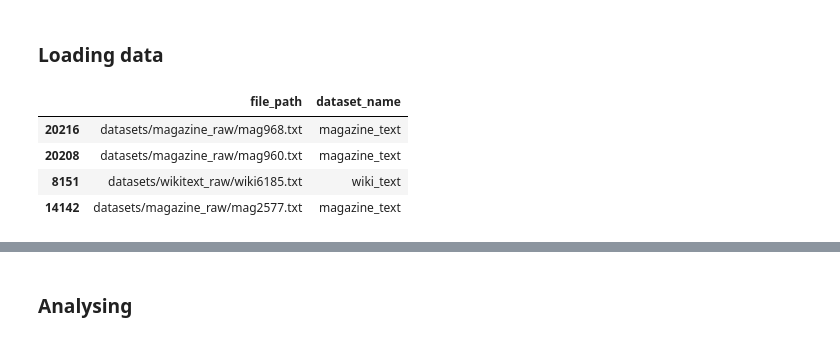
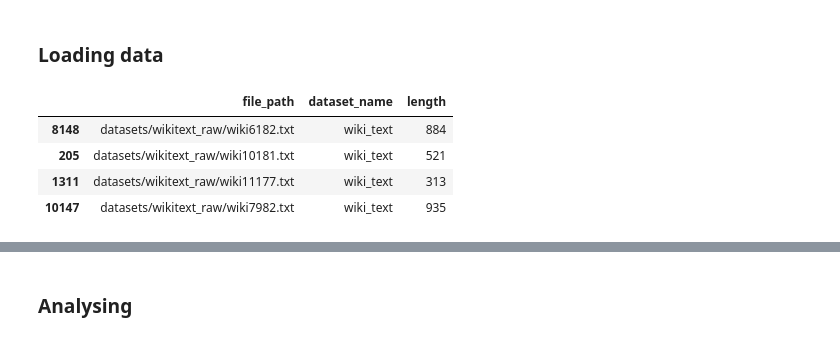
Before and after one commit to lkarjun/malayalam-language-model, a Jupyter notebook: data_statistics.ipynb, the cells around one changed output, grey strips where cells are left out. Cells and saved outputs as stored; diff of their text form; code cells hidden in the pictures.

```diff
--- a/data_statistics.ipynb
+++ b/data_statistics.ipynb
@@ -21,12 +22,13 @@ def get_text_files(file_name: str):
         txt = file.read()
     return txt
 # %%
-df = pd.read_csv(BASE_PATH/'files.csv')
+wiki = pd.read_csv(BASE_PATH/'wikitext_files.csv')
+mag = pd.read_csv(BASE_PATH/'magazine_files.csv')
 # %%
-df.sample(4, random_state=34)
+wiki.sample(4, random_state=34)
 # %% [output]
-|  | file_path | dataset_name |
-| 20216 | datasets/magazine_raw/mag968.txt | magazine_text |
-| 20208 | datasets/magazine_raw/mag960.txt | magazine_text |
-| 8151 | datasets/wikitext_raw/wiki6185.txt | wiki_text |
-| 14142 | datasets/magazine_raw/mag2577.txt | magazine_text |
+|  | file_path | dataset_name | length |
+| 8148 | datasets/wikitext_raw/wiki6182.txt | wiki_text | 884 |
+| 205 | datasets/wikitext_raw/wiki10181.txt | wiki_text | 521 |
+| 1311 | datasets/wikitext_raw/wiki11177.txt | wiki_text | 313 |
+| 10147 | datasets/wikitext_raw/wiki7982.txt | wiki_text | 935 |
```
Also changed, not shown: parts of 19 cells of this notebook.
